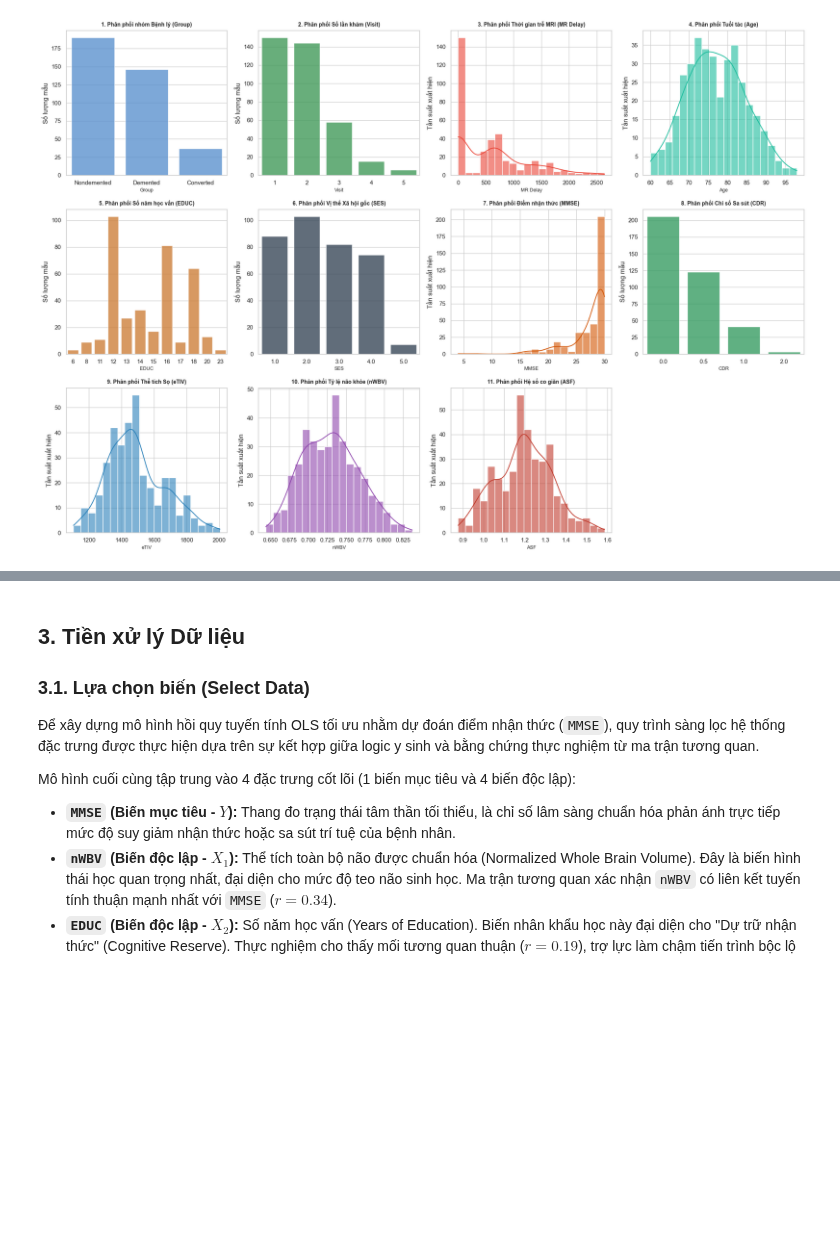
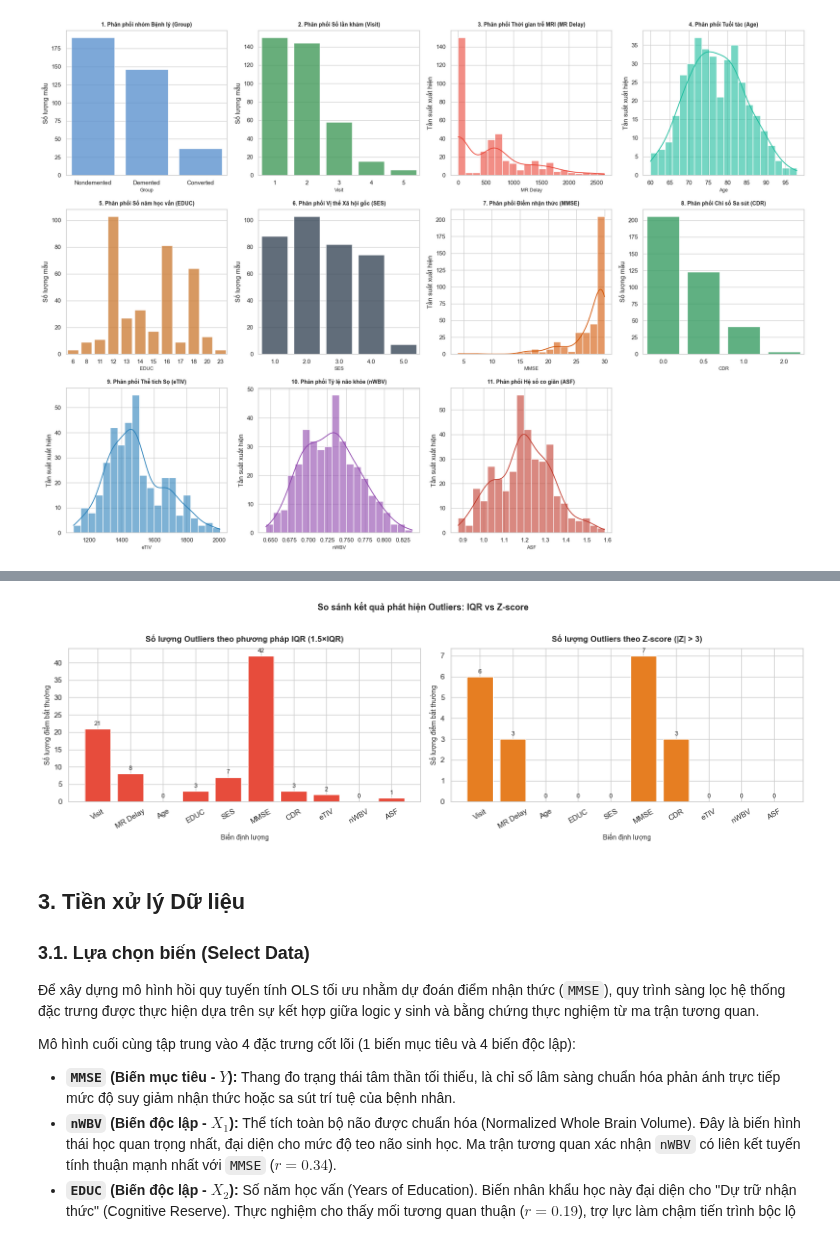
Before and after one commit to TanKhoiTV/blues-estimator-project, a Jupyter notebook: part2/part2_notebook.ipynb, the cells around one changed output, grey strips where cells are left out. Saved outputs shown, nothing was run; the diff lists cells and outputs as text; code cells hidden in the pictures; blank space fills up the shorter version.

```diff
--- a/part2/part2_notebook.ipynb
+++ b/part2/part2_notebook.ipynb
@@ -318,0 +360,85 @@ plt.tight_layout()
+# %%
+import pandas as pd
+import numpy as np
+import matplotlib.pyplot as plt
+import seaborn as sns
+
+df = pd.read_csv('data/oasis_longitudinal.csv')
+
+numerical_cols = ['Visit', 'MR Delay', 'Age', 'EDUC', 'SES', 'MMSE', 'CDR', 'eTIV', 'nWBV', 'ASF']
+n_total = len(df)
+
+results = []
+
+for col in numerical_cols:
+    series = df[col].dropna()
+    n_valid = len(series)
+
+    # ── IQR method ────────────────────────────────────────────────────────────
+    Q1 = series.quantile(0.25)
+    Q3 = series.quantile(0.75)
+    IQR = Q3 - Q1
+    lower_iqr = Q1 - 1.5 * IQR
+    upper_iqr = Q3 + 1.5 * IQR
+    outliers_iqr = series[(series < lower_iqr) | (series > upper_iqr)]
+    n_iqr = len(outliers_iqr)
+
+    # ── Z-score method ────────────────────────────────────────────────────────
+    z_scores = np.abs((series - series.mean()) / series.std())
+    outliers_z = series[z_scores > 3]
+    n_z = len(outliers_z)
+
+    results.append({
+        'Biến': col,
+        'Q1': round(Q1, 3),
+        'Q3': round(Q3, 3),
+        'IQR': round(IQR, 3),
+        'Ngưỡng dưới (IQR)': round(lower_iqr, 3),
+        'Ngưỡng trên (IQR)': round(upper_iqr, 3),
+        'Outliers (IQR)': n_iqr,
+        '% (IQR)': round(n_iqr / n_valid * 100, 2),
+        'Outliers (Z>3)': n_z,
+        '% (Z>3)': round(n_z / n_valid * 100, 2),
+    })
+
+df_outliers = pd.DataFrame(results).set_index('Biến')
+
+print("=" * 110)
+print("KẾT QUẢ PHÁT HIỆN OUTLIERS – IQR vs Z-SCORE")
+print("=" * 110)
+print(df_outliers.to_string())
+print()
+
+# ── Summary ───────────────────────────────────────────────────────────────────
+print("TÓM TẮT:")
+for _, row in df_outliers.iterrows():
+    if row['Outliers (IQR)'] > 0 or row['Outliers (Z>3)'] > 0:
+        print(f"  • {_:<10} | IQR: {int(row['Outliers (IQR)']):>3} điểm ({row['% (IQR)']:>5.2f}%)"
+              f"  |  Z-score: {int(row['Outliers (Z>3)']):>3} điểm ({row['% (Z>3)']:>5.2f}%)")
+
+# ── Visual: bar chart số outliers theo IQR ────────────────────────────────────
+sns.set_theme(style="whitegrid")
+fig, axes = plt.subplots(1, 2, figsize=(16, 5))
+
+# Bar – IQR
+colors_iqr = ['#e74c3c' if v > 0 else '#95a5a6' for v in df_outliers['Outliers (IQR)']]
+bars = axes[0].bar(df_outliers.index, df_outliers['Outliers (IQR)'], color=colors_iqr, edgecolor='white')
+axes[0].bar_label(bars, fmt='%d', padding=3, fontsize=9)
+axes[0].set_title('Số lượng Outliers theo phương pháp IQR (1.5×IQR)', fontsize=12, fontweight='bold', pad=10)
+axes[0].set_xlabel('Biến định lượng', fontsize=10)
+axes[0].set_ylabel('Số lượng điểm bất thường', fontsize=10)
+axes[0].tick_params(axis='x', rotation=30)
+
+# Bar – Z-score
+colors_z = ['#e67e22' if v > 0 else '#95a5a6' for v in df_outliers['Outliers (Z>3)']]
+bars2 = axes[1].bar(df_outliers.index, df_outliers['Outliers (Z>3)'], color=colors_z, edgecolor='white')
+axes[1].bar_label(bars2, fmt='%d', padding=3, fontsize=9)
+axes[1].set_title('Số lượng Outliers theo Z-score (|Z| > 3)', fontsize=12, fontweight='bold', pad=10)
+axes[1].set_xlabel('Biến định lượng', fontsize=10)
+axes[1].set_ylabel('Số lượng điểm bất thường', fontsize=10)
+axes[1].tick_params(axis='x', rotation=30)
+
+plt.suptitle('So sánh kết quả phát hiện Outliers: IQR vs Z-score', fontsize=13, fontweight='bold', y=1.02)
+plt.tight_layout()
+plt.show()
+# %% [output]
@@ -319,3 +462,4 @@ plt.tight_layout()
+[figure, added]
 # %% [markdown]
 ## 3. Tiền xử lý Dữ liệu
 ### 3.1. Lựa chọn biến (Select Data)
```
Also changed, not shown: parts of 4 cells of this notebook.
